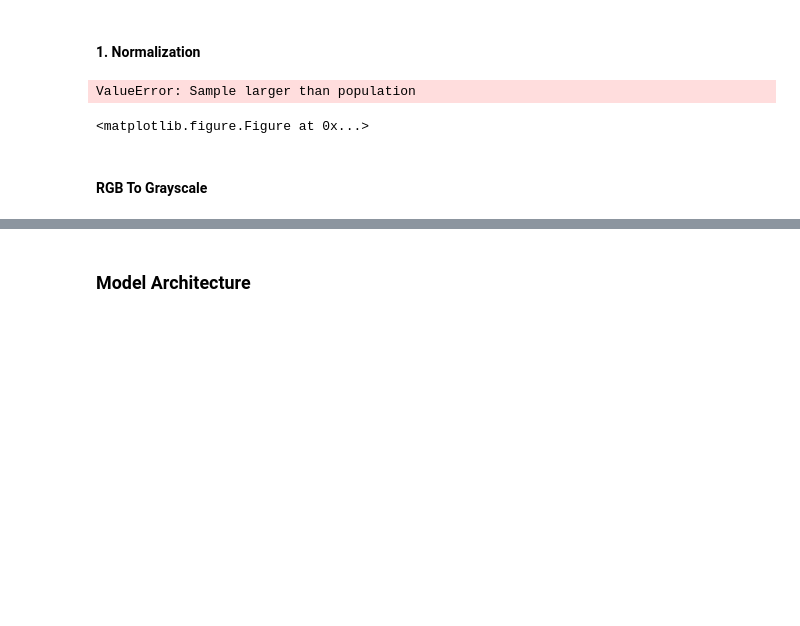
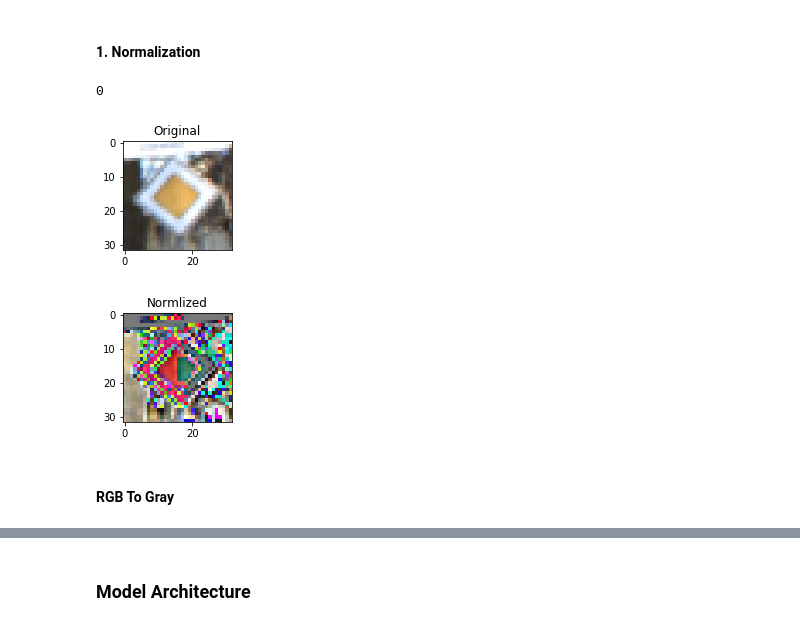
Before and after one commit to malnakli/CarND-Traffic-Sign-Classifier-Project, a Jupyter notebook: Traffic_Sign_Classifier.ipynb, the cells around one changed output, grey strips where cells are left out. Saved outputs shown, nothing was run; the diff lists cells and outputs as text; code cells hidden in the pictures; blank space fills up the shorter version.

```diff
--- a/Traffic_Sign_Classifier.ipynb
+++ b/Traffic_Sign_Classifier.ipynb
@@ -94,21 +98,21 @@ Complete the basic data summary below. Use python, numpy and/or pandas methods t
 ### Replace each question mark with the appropriate value.
 ### Use python, pandas or numpy methods rather than hard coding the results
 # TODO: Number of training examples
-n_train = len(train['features'])
+n_train = len(X_train_original)
 
 # TODO: Number of validation examples
-n_validation = valid['features'].shape[0] # has num of example
+n_validation = X_valid_original.shape[0] # has num of example
 
 # TODO: Number of testing examples.
-n_test =  len(test['features'])
+n_test =  len(X_test_original)
 
 # TODO: What's the shape of an traffic sign image?
-image_shape = train['features'].shape[1:]
+image_shape = X_train_original.shape[1:]
 
 
 # TODO: How many unique classes/labels there are in the dataset.
 ## since the labels are the same for training validation and test, I choose validation data because it has less data
-n_classes = len(np.unique(valid['labels']))
+n_classes = len(np.unique(y_valid_original))
 
 
 print("Number of training examples =", n_train)
@@ -205,32 +200,29 @@ Other pre-processing steps are optional. You can try different techniques to see
 Use the code cell (or multiple code cells, if necessary) to implement the first step of your project.
 # %% [markdown]
 #### 1. Normalization
-# %%
-index = randint(0, n_train)
-def normlization(imgs):
-    output_images =  tf.map_fn(tf.image.per_image_standardization,imgs,dtype=tf.float32)
-    with tf.Session() as sess:
-        output_images = sess.run(output_images)
-
-    return output_images
-
-
-# show image before normlization
-# fig3 = plt.figure(3)
-# sub4 = fig3.add_subplot(1, 2, 1)
-# sub4.set_title('Standardization')
-# sub4.imshow(X_train[index].reshape(32,32),cmap='gray')
-show_image([X_train[index]],"Standardization")
-
-#X_train = normlization(X_train)
-#X_valid = normlization(X_valid)
-
-# show image after normlization
-# sub5 = fig3.add_subplot(1, 2, 2)
-# sub5.set_title('Original')
-# sub5.imshow(X_train[index].reshape(32,32),cmap='gray')
-# %% [output]
-ValueError: Sample larger than population
-<matplotlib.figure.Figure at 0x...>
+# %%
+#  If a feature has a variance that is orders of magnitude larger than others,
+# it might dominate the objective function and make the estimator unable to learn from other features correctly as expected.
+def normlization(imgs):
+    output_images =  tf.map_fn(tf.image.per_image_standardization,imgs,dtype=tf.float32)
+    with tf.Session() as sess:
+        output_images = sess.run(output_images)
+
+    return output_images
+
+
+index = randint(0, n_train)
+# show image before normlization
+show_image([X_train_original[index]],"Original")
+
+X_train_normlized = normlization(X_train_original)
+X_valid_normlized = normlization(X_valid_original)
+
+# show image after normlization
+show_image([X_train_normlized[index]],"Normlized")
+# %% [output]
+0
+[figure, added]
+[figure, added]
 # %% [markdown]
-#### RGB To Grayscale
+#### RGB To Gray
```
Also changed, not shown: parts of 12 cells of this notebook.
